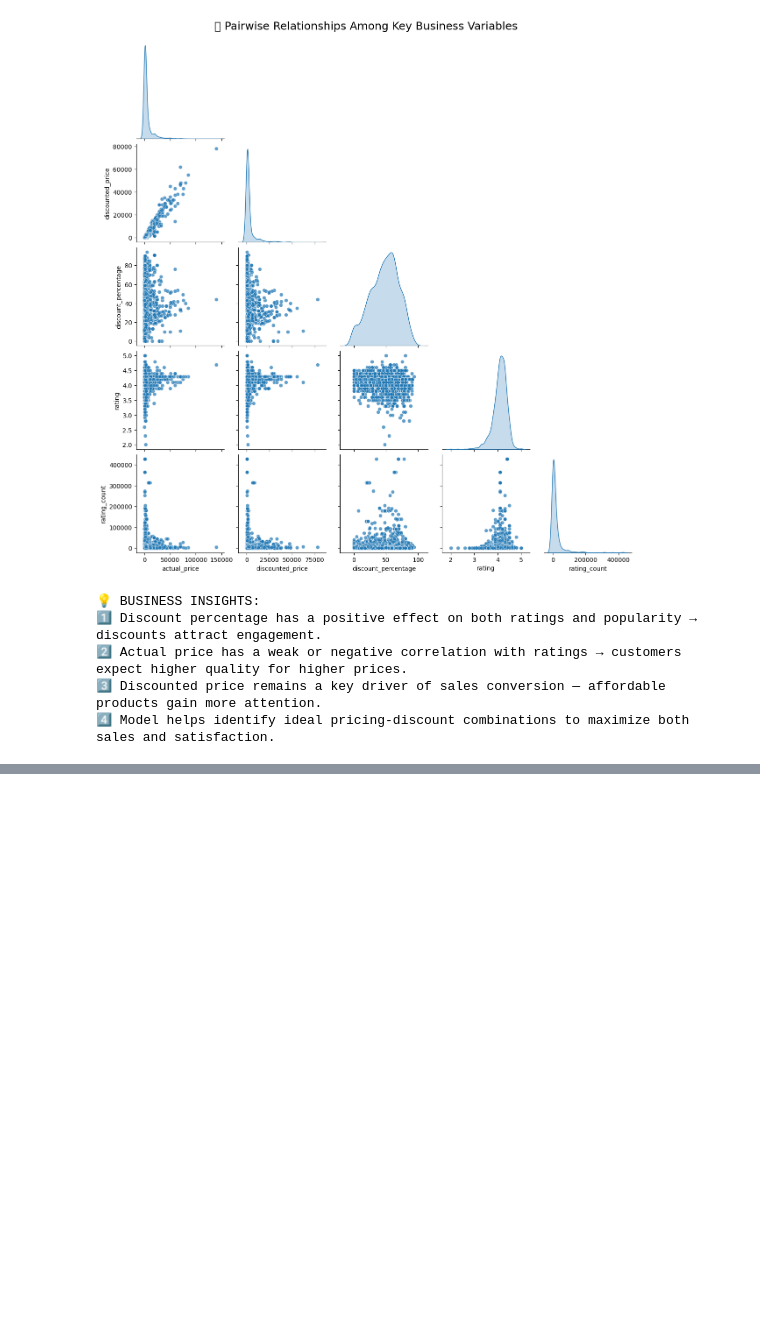
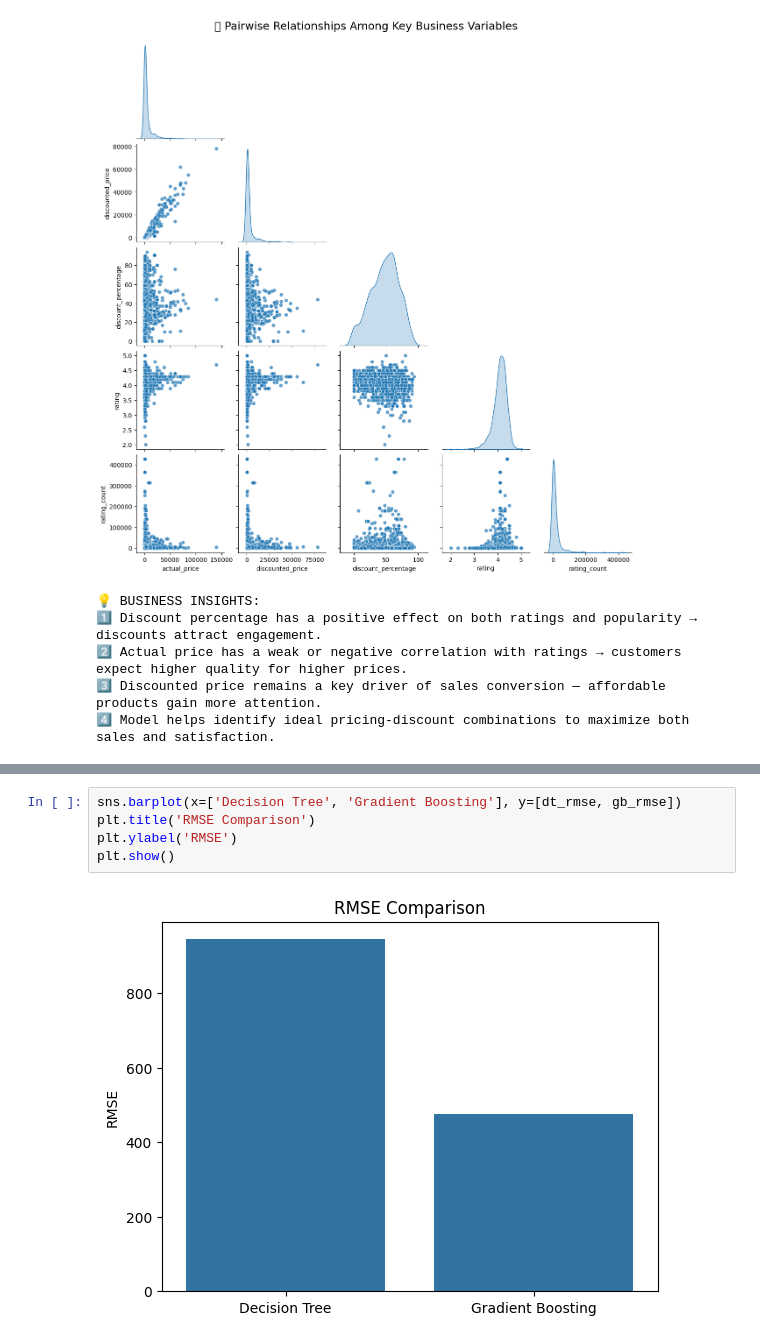
Before and after one commit to yuna639/Covid_19, a Jupyter notebook: ML_Model.ipynb, the cells around one changed output, grey strips where cells are left out. Cells and saved outputs as stored; diff of their text form; blank space fills up the shorter version.

```diff
--- a/ML_Model.ipynb
+++ b/ML_Model.ipynb
@@ -185,0 +288,7 @@ RMSE: 45015.1289
+# %%
+sns.barplot(x=['Decision Tree', 'Gradient Boosting'], y=[dt_rmse, gb_rmse])
+plt.title('RMSE Comparison')
+plt.ylabel('RMSE')
+plt.show()
+# %% [output]
+[figure, added]
```
Also changed, not shown: parts of 8 cells of this notebook.
